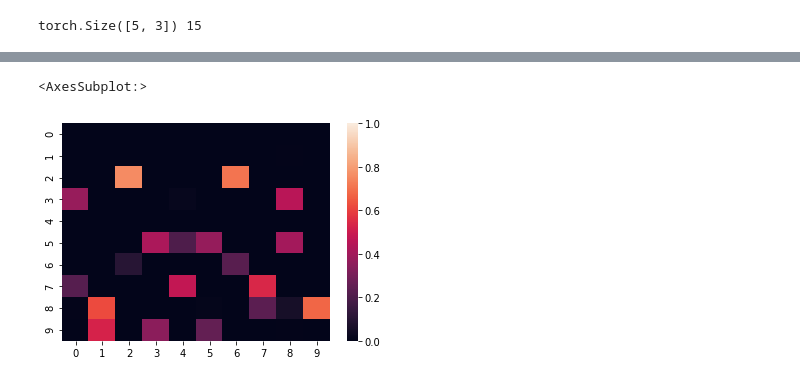
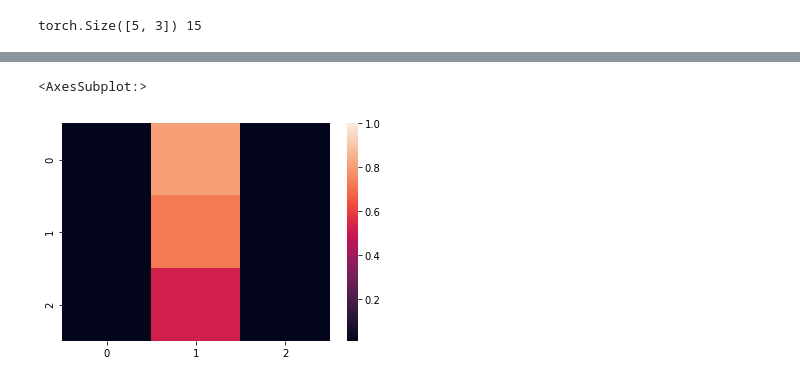
Before and after one commit to sergeivolodin/causality-disentanglement-rl, a Jupyter notebook: debug/sparsity-playground.ipynb, the cells around one changed output, grey strips where cells are left out. Cells and saved outputs as stored; diff of their text form; code cells hidden in the pictures.

```diff
--- a/debug/sparsity-playground.ipynb
+++ b/debug/sparsity-playground.ipynb
@@ -45,6 +45,7 @@ plt.imshow(obs[0].detach().cpu().numpy())
 shape = obs.shape[1:]
 size = np.prod(shape)
 print(shape, size)
-n_f = 10
+n_f = 3
+min_proba = 0.01
 # %% [output]
 torch.Size([5, 3]) 15
@@ -249,5 +405,5 @@ plt.show()
 # %%
-sns.heatmap(model.switch.probas.detach().cpu().numpy(), vmin=0, vmax=1)
+sns.heatmap(model_.model.switch.probas.detach().cpu().numpy(), vmin=min_proba, vmax=1)
 # %% [output]
 <AxesSubplot:>
-[figure, old version]
+[figure, new version]
```
Also changed, not shown: parts of 19 cells of this notebook, 2 other files.
